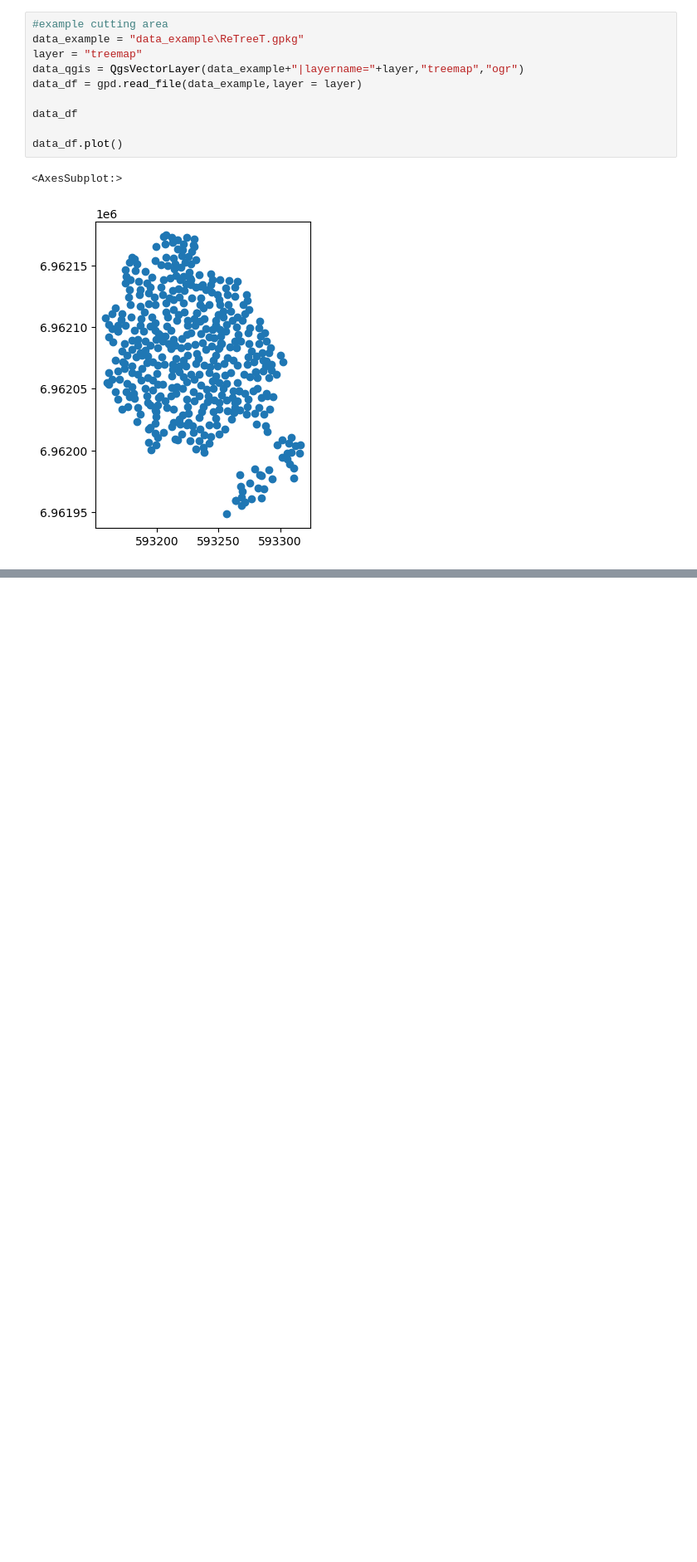
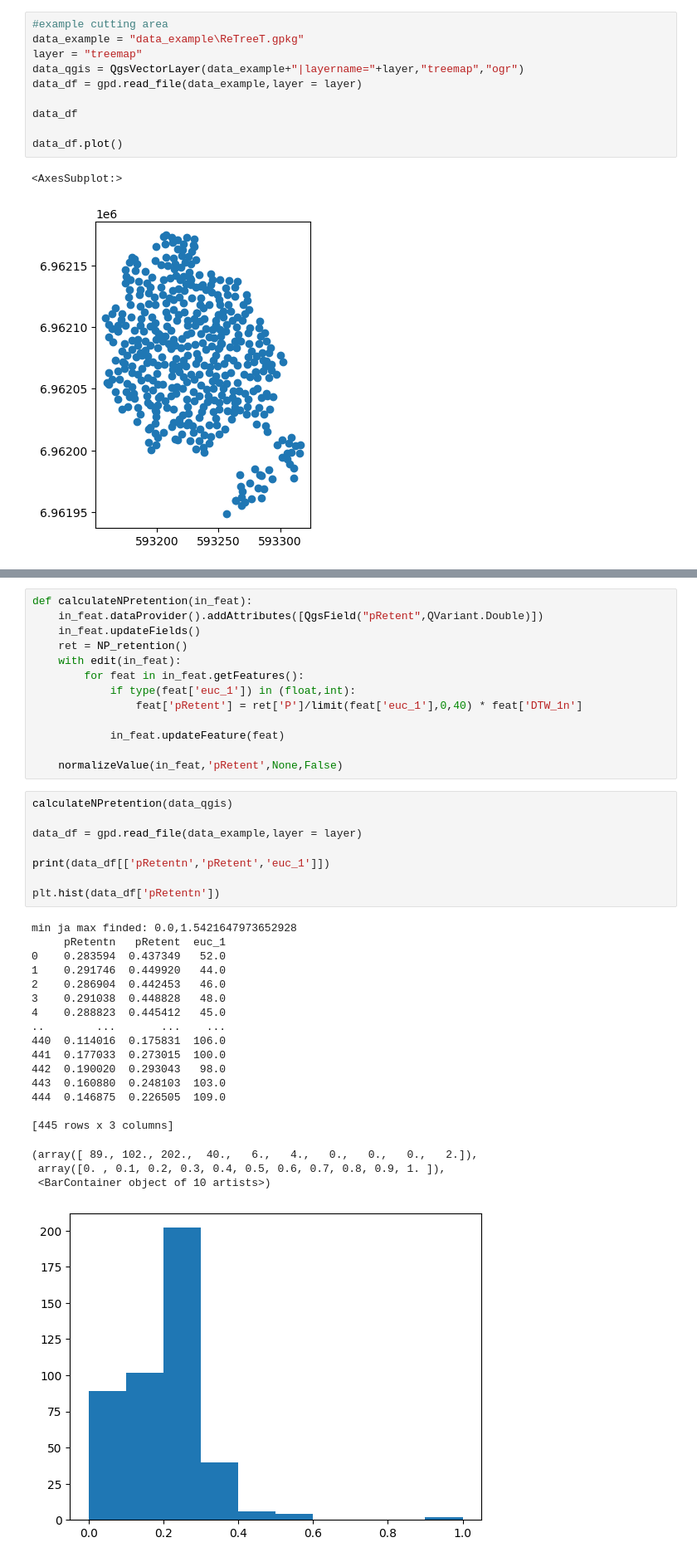
Before and after one commit to SuomenMetsakeskus/smk_tools, a Jupyter notebook: processing/smk_essmodels.ipynb, the cells around one changed output, grey strips where cells are left out. Shown: that part at 83% size. Saved outputs shown, nothing was run; the diff lists cells and outputs as text; blank space fills up the shorter version.

```diff
--- a/processing/smk_essmodels.ipynb
+++ b/processing/smk_essmodels.ipynb
@@ -155,0 +240,41 @@ plt.hist(data_df["biodn"])
+# %%
+def calculateNPretention(in_feat):
+    in_feat.dataProvider().addAttributes([QgsField("pRetent",QVariant.Double)])
+    in_feat.updateFields()
+    ret = NP_retention()
+    with edit(in_feat):
+        for feat in in_feat.getFeatures():
+            if type(feat['euc_1']) in (float,int):
+                feat['pRetent'] = ret['P']/limit(feat['euc_1'],0,40) * feat['DTW_1n']
+
+            in_feat.updateFeature(feat)
+
+    normalizeValue(in_feat,'pRetent',None,False)
+# %%
+calculateNPretention(data_qgis)
+
+data_df = gpd.read_file(data_example,layer = layer)
+
+print(data_df[['pRetentn','pRetent','euc_1']])
+
+plt.hist(data_df['pRetentn'])
+# %% [output]
+min ja max finded: 0.0,1.5421647973652928
+     pRetentn   pRetent  euc_1
+0    0.283594  0.437349   52.0
+1    0.291746  0.449920   44.0
+2    0.286904  0.442453   46.0
+3    0.291038  0.448828   48.0
+4    0.288823  0.445412   45.0
+..        ...       ...    ...
+440  0.114016  0.175831  106.0
+441  0.177033  0.273015  100.0
+442  0.190020  0.293043   98.0
+443  0.160880  0.248103  103.0
+444  0.146875  0.226505  109.0
+
+[445 rows x 3 columns]
+(array([ 89., 102., 202.,  40.,   6.,   4.,   0.,   0.,   0.,   2.]),
+ array([0. , 0.1, 0.2, 0.3, 0.4, 0.5, 0.6, 0.7, 0.8, 0.9, 1. ]),
+ <BarContainer object of 10 artists>)
+[figure, added]
```
Also changed, not shown: parts of 13 cells of this notebook, 3 other files.
